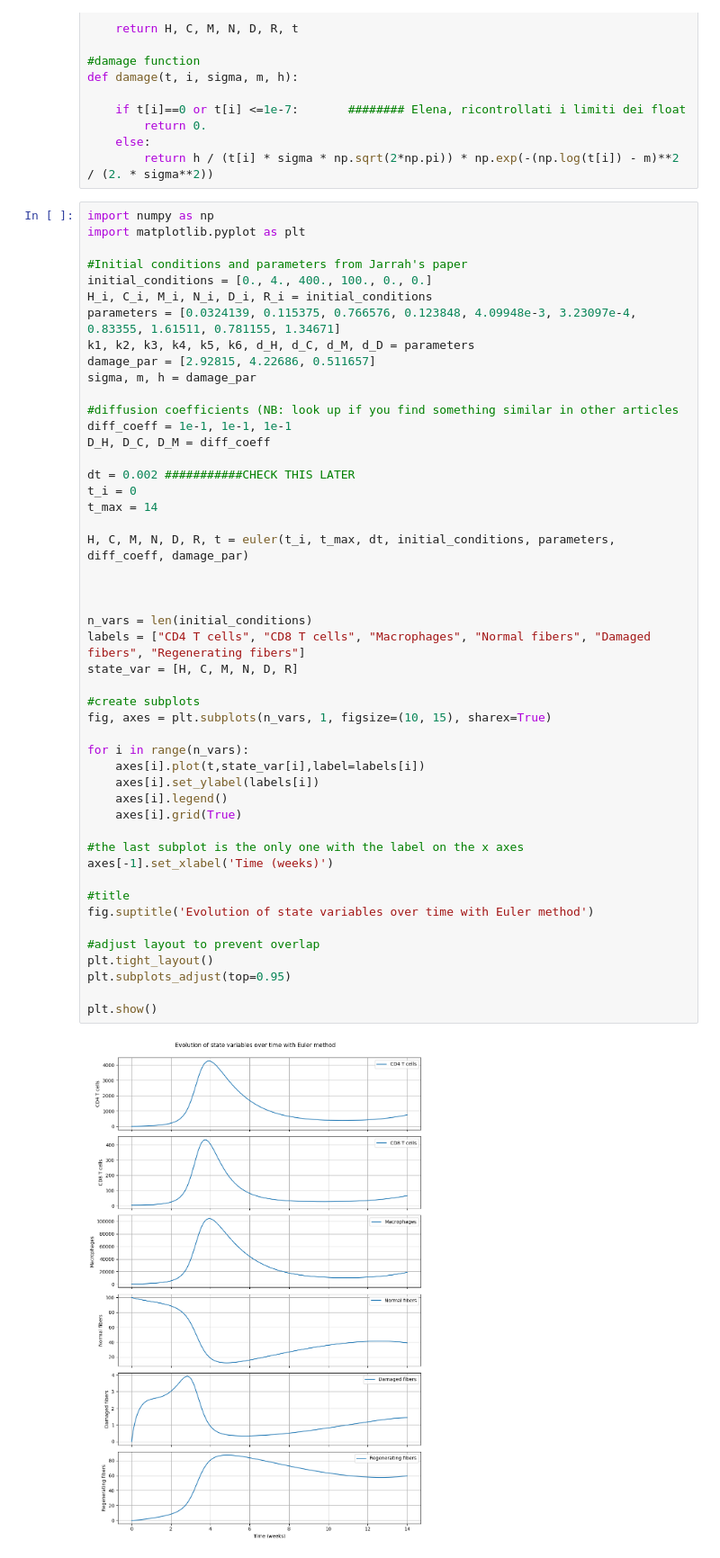
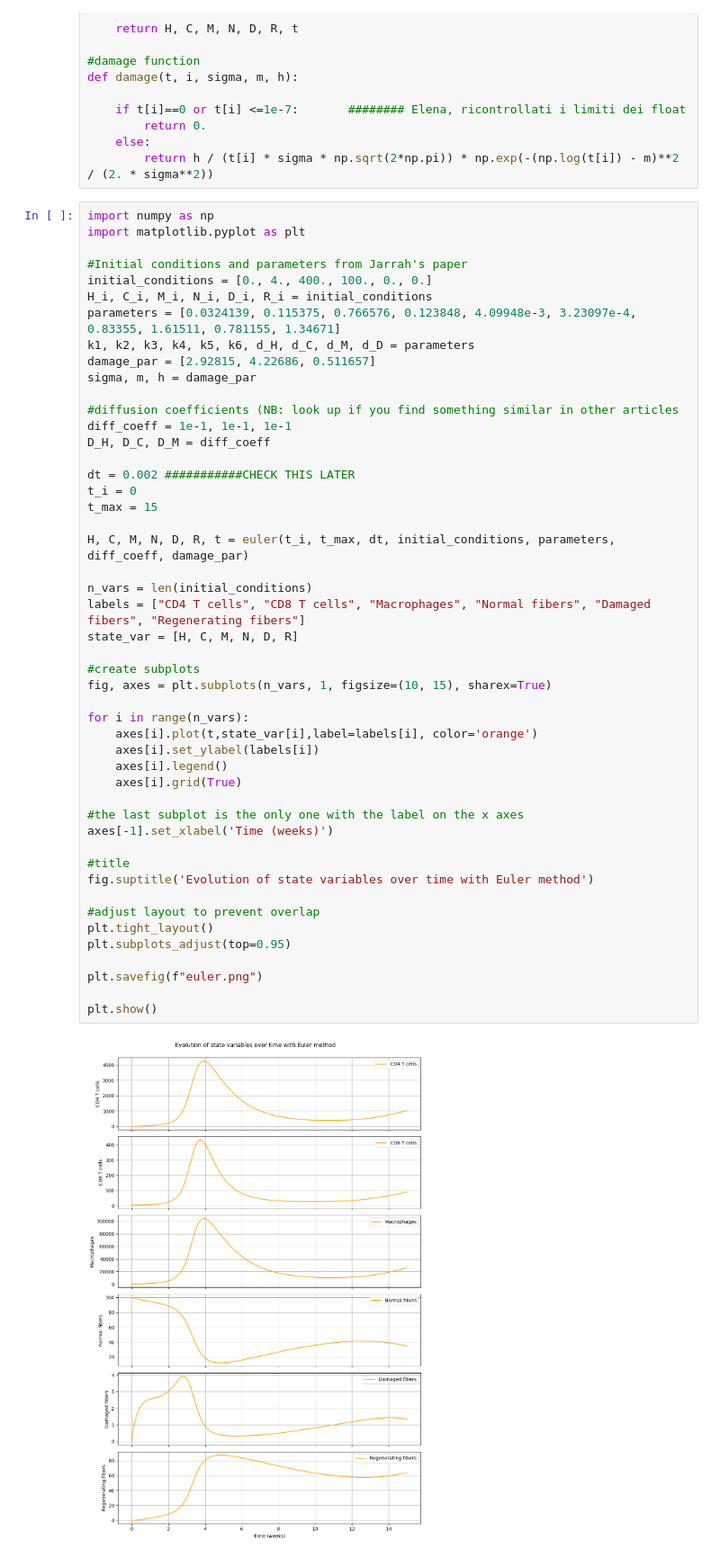
Before and after one commit to Nigritella/thesis_DMD, a Jupyter notebook: Euler_1cell.ipynb, the cells around one changed output. Shown at 90% size. Saved outputs shown, nothing was run; the diff lists cells and outputs as text.

```diff
--- a/Euler_1cell.ipynb
+++ b/Euler_1cell.ipynb
@@ -64,35 +64,35 @@ D_H, D_C, D_M = diff_coeff
 
 dt = 0.002 ###########CHECK THIS LATER
 t_i = 0
-t_max = 14
+t_max = 15
 
 H, C, M, N, D, R, t = euler(t_i, t_max, dt, initial_conditions, parameters, diff_coeff, damage_par)
-
-
 
 n_vars = len(initial_conditions)
 labels = ["CD4 T cells", "CD8 T cells", "Macrophages", "Normal fibers", "Damaged fibers", "Regenerating fibers"]
 state_var = [H, C, M, N, D, R]
 
 #create subplots
 fig, axes = plt.subplots(n_vars, 1, figsize=(10, 15), sharex=True)
 
 for i in range(n_vars):
-    axes[i].plot(t,state_var[i],label=labels[i])
+    axes[i].plot(t,state_var[i],label=labels[i], color='orange')
     axes[i].set_ylabel(labels[i])
     axes[i].legend()
     axes[i].grid(True)
 
 #the last subplot is the only one with the label on the x axes
 axes[-1].set_xlabel('Time (weeks)')
 
 #title
 fig.suptitle('Evolution of state variables over time with Euler method')
 
 #adjust layout to prevent overlap
 plt.tight_layout()
 plt.subplots_adjust(top=0.95)
 
+plt.savefig(f"euler.png")
+
 plt.show()
 # %% [output]
-[figure, old version]
+[figure, new version]
```
Also changed, not shown: 1 other file.
